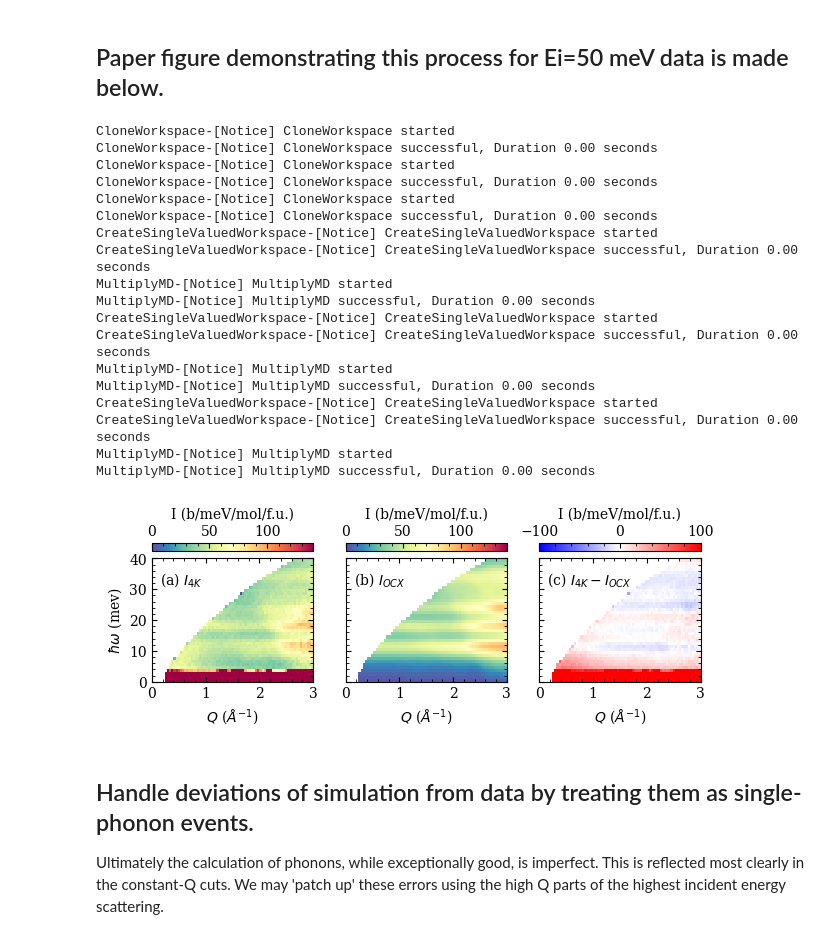
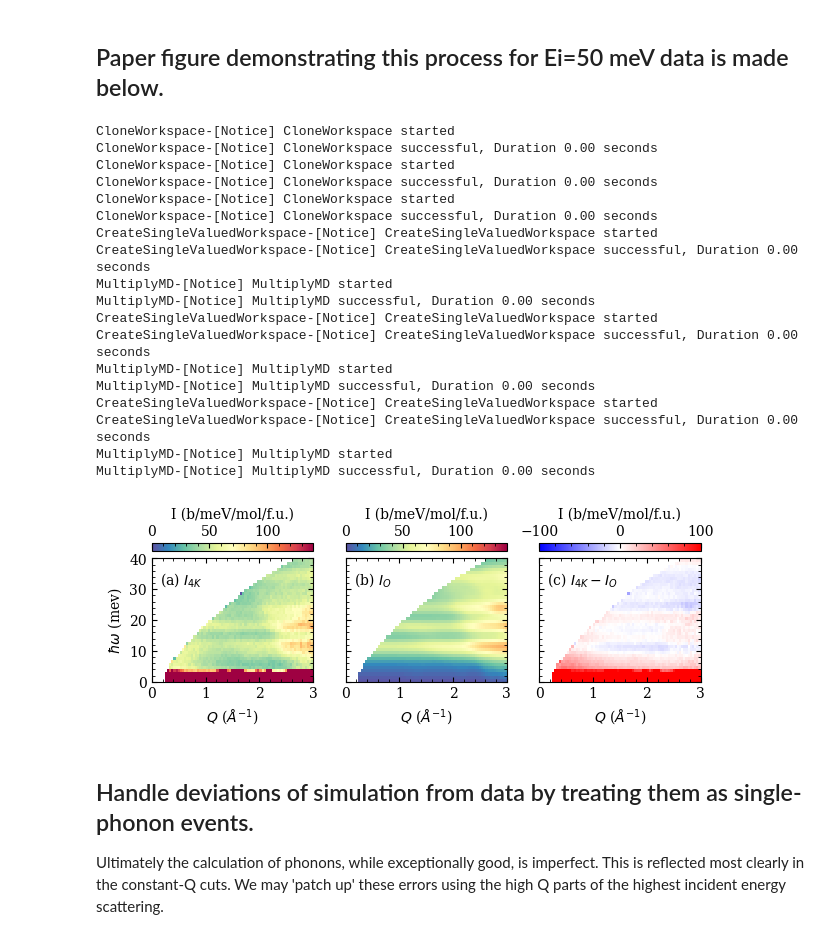
Before and after one commit to thallor1/Ba4NbRu3O12-Neutron-Analysis, a Jupyter notebook: BNRO_SEQUOIA_treatment.ipynb, the cells around one changed output. Saved outputs shown, nothing was run; the diff lists cells and outputs as text; code cells hidden in the pictures.

```diff
--- a/BNRO_SEQUOIA_treatment.ipynb
+++ b/BNRO_SEQUOIA_treatment.ipynb
@@ -749,36 +787,36 @@ ax[0].set_xlabel(r"$Q$ ($\AA^{-1}$)")
 ax[1].set_xlabel(r"$Q$ ($\AA^{-1}$)")
 ax[2].set_xlabel(r"$Q$ ($\AA^{-1}$)")
 cbar0 = fig.colorbar(mesh0,ax=ax[0],label="I (b/meV/mol/f.u.)",location="top")
 cbar1 = fig.colorbar(mesh1,ax=ax[1],label="I (b/meV/mol/f.u.)",location="top")
 cbar2 = fig.colorbar(mesh2,ax=ax[2],label="I (b/meV/mol/f.u.)",location="top")
 ax[0].text(0.05,0.9,"(a) $I_{4K}$",transform=ax[0].transAxes,verticalalignment='top',
            horizontalalignment='left',fontsize=10)
-ax[1].text(0.05,0.9,"(b) $I_{OCX}$",transform=ax[1].transAxes,verticalalignment='top',
+ax[1].text(0.05,0.9,"(b) $I_{O}$",transform=ax[1].transAxes,verticalalignment='top',
            horizontalalignment='left',fontsize=10)
-ax[2].text(0.05,0.9,"(c) $I_{4K}-I_{OCX}$",transform=ax[2].transAxes,verticalalignment='top',
+ax[2].text(0.05,0.9,"(c) $I_{4K}-I_{O}$",transform=ax[2].transAxes,verticalalignment='top',
            horizontalalignment='left',fontsize=10)
 
 fig.savefig("SEQ_figs/OCLIMAX_sub.pdf",bbox_inches='tight',dpi=300)
 # %% [output]
 CloneWorkspace-[Notice] CloneWorkspace started
 CloneWorkspace-[Notice] CloneWorkspace successful, Duration 0.00 seconds
 CloneWorkspace-[Notice] CloneWorkspace started
 CloneWorkspace-[Notice] CloneWorkspace successful, Duration 0.00 seconds
 CloneWorkspace-[Notice] CloneWorkspace started
 CloneWorkspace-[Notice] CloneWorkspace successful, Duration 0.00 seconds
 CreateSingleValuedWorkspace-[Notice] CreateSingleValuedWorkspace started
 CreateSingleValuedWorkspace-[Notice] CreateSingleValuedWorkspace successful, Duration 0.00 seconds
 MultiplyMD-[Notice] MultiplyMD started
 MultiplyMD-[Notice] MultiplyMD successful, Duration 0.00 seconds
 CreateSingleValuedWorkspace-[Notice] CreateSingleValuedWorkspace started
 CreateSingleValuedWorkspace-[Notice] CreateSingleValuedWorkspace successful, Duration 0.00 seconds
 MultiplyMD-[Notice] MultiplyMD started
 MultiplyMD-[Notice] MultiplyMD successful, Duration 0.00 seconds
 CreateSingleValuedWorkspace-[Notice] CreateSingleValuedWorkspace started
 CreateSingleValuedWorkspace-[Notice] CreateSingleValuedWorkspace successful, Duration 0.00 seconds
 MultiplyMD-[Notice] MultiplyMD started
 MultiplyMD-[Notice] MultiplyMD successful, Duration 0.00 seconds
-[figure, old version]
+[figure, new version]
 # %% [markdown]
 ## Handle deviations of simulation from data by treating them as single-phonon events.
 
```
Also changed, not shown: parts of 3 cells of this notebook, 3 other files.
